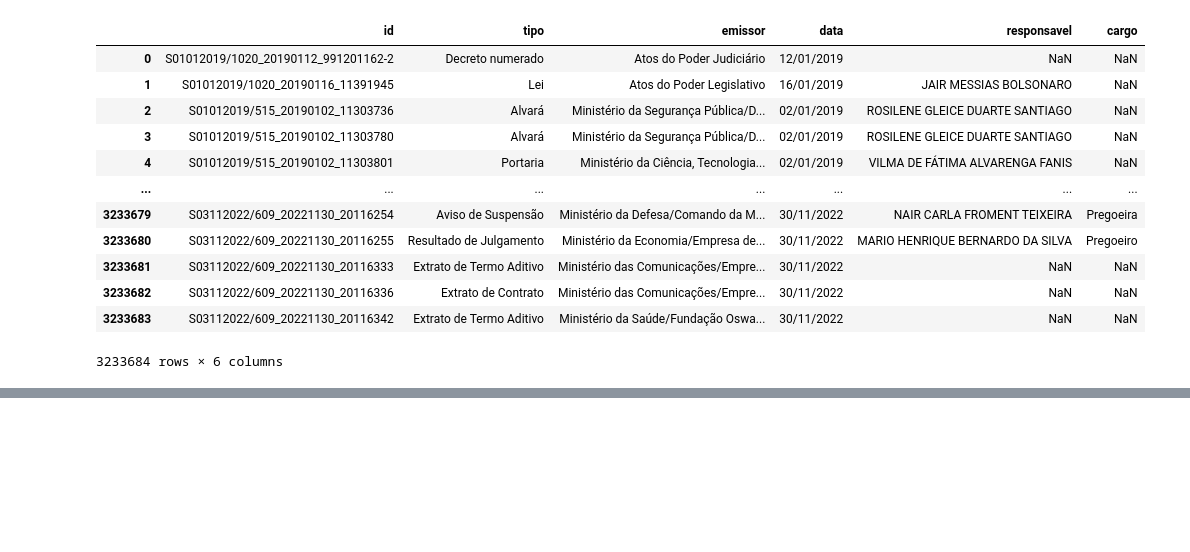
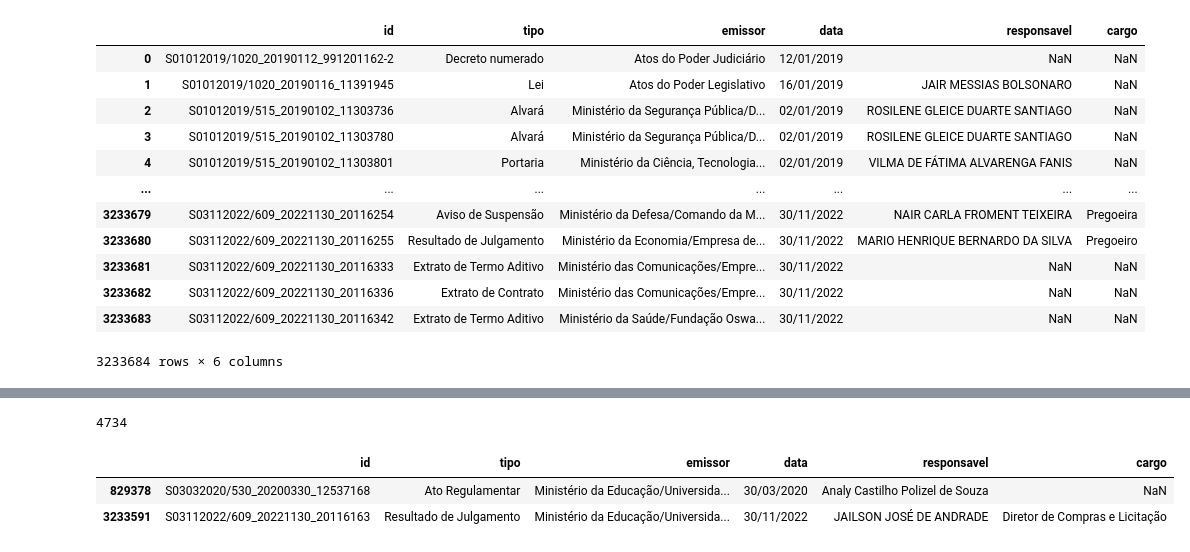
Before and after one commit to drausio/tcc_dsa_usp_esalq, a Jupyter notebook: resultados-preliminares/04_ConstrucaoDosGrafos.ipynb, the cells around one changed output, grey strips where cells are left out. Saved outputs shown, nothing was run; the diff lists cells and outputs as text; code cells hidden in the pictures; blank space fills up the shorter version.

Commit message:
Ajustes nos cadernos para entrega dos resultados preliminares

```diff
--- a/resultados-preliminares/04_ConstrucaoDosGrafos.ipynb
+++ b/resultados-preliminares/04_ConstrucaoDosGrafos.ipynb
@@ -354,0 +361,12 @@ IGRAPH DN-- 0 0 -- Unidades Organizacionais da Administração Pública - 2019
+# %%
+df_filtro = big_frame[big_frame["emissor"].str.contains('Ministério da Educação')]
+df_filtro = df_filtro[df_filtro["emissor"].str.contains('Universidade')]
+df_filtro = df_filtro[df_filtro["emissor"].str.contains('Universidade Federal de Rondonópolis')]
+print(df_filtro.size)
+df = df_filtro.iloc[[0, -1]]
+df
+# %% [output]
+4734
+|  | id | tipo | emissor | data | responsavel | cargo |
+| 829378 | S03032020/530_20200330_12537168 | Ato Regulamentar | Ministério da Educação/Universida... | 30/03/2020 | Analy Castilho Polizel de Souza | NaN |
+| 3233591 | S03112022/609_20221130_20116163 | Resultado de Julgamento | Ministério da Educação/Universida... | 30/11/2022 | JAILSON JOSÉ DE ANDRADE | Diretor de Compras e Licitação |
```
Also changed, not shown: parts of 32 cells of this notebook, 18 other files.
